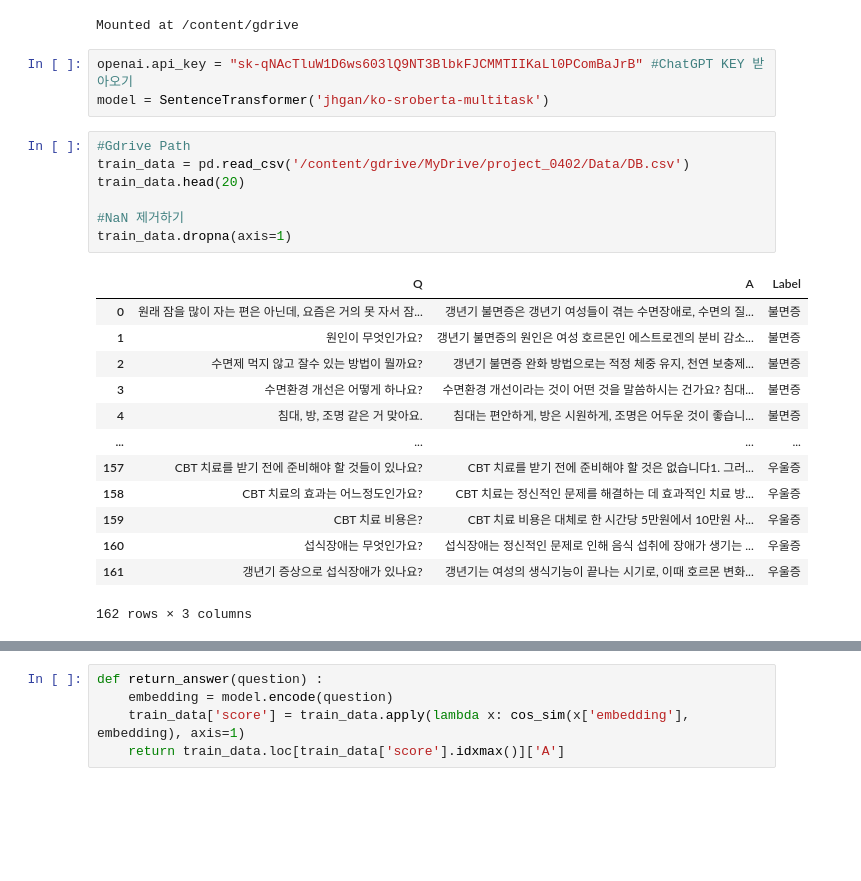
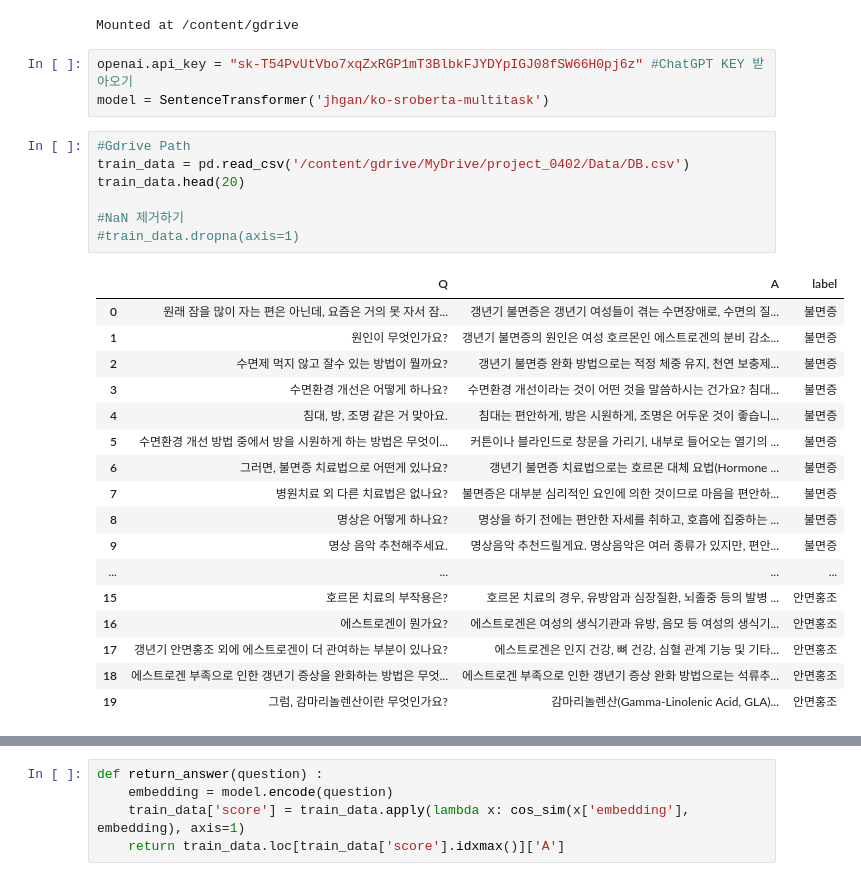
Before and after one commit to silver-eunjoo/Project_Repretty, a Jupyter notebook: LeeChatbot.ipynb, the cells around one changed output, grey strips where cells are left out. Cells and saved outputs as stored; diff of their text form; blank space fills up the shorter version.

Commit message:
ChatGPT 연동 코드 및 챗봇 구현 완료

```diff
--- a/LeeChatbot.ipynb
+++ b/LeeChatbot.ipynb
@@ -35,29 +35,33 @@ drive.mount("/content/gdrive")
 # %% [output]
 Mounted at /content/gdrive
 # %%
-openai.api_key = "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" #ChatGPT KEY 받아오기
+openai.api_key = "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" #ChatGPT KEY 받아오기
 model = SentenceTransformer('jhgan/ko-sroberta-multitask')
 # %%
 #Gdrive Path
 train_data = pd.read_csv('/content/gdrive/MyDrive/project_0402/Data/DB.csv')
 train_data.head(20)
 
 #NaN 제거하기
-train_data.dropna(axis=1)
+#train_data.dropna(axis=1)
 # %% [output]
-|  | Q | A | Label |
+|  | Q | A | label |
 | 0 | 원래 잠을 많이 자는 편은 아닌데, 요즘은 거의 못 자서 잠... | 갱년기 불면증은 갱년기 여성들이 겪는 수면장애로, 수면의 질... | 불면증 |
 | 1 | 원인이 무엇인가요? | 갱년기 불면증의 원인은 여성 호르몬인 에스트로겐의 분비 감소... | 불면증 |
 | 2 | 수면제 먹지 않고 잘수 있는 방법이 뭘까요? | 갱년기 불면증 완화 방법으로는 적정 체중 유지, 천연 보충제... | 불면증 |
 | 3 | 수면환경 개선은 어떻게 하나요? | 수면환경 개선이라는 것이 어떤 것을 말씀하시는 건가요? 침대... | 불면증 |
 | 4 | 침대, 방, 조명 같은 거 맞아요. | 침대는 편안하게, 방은 시원하게, 조명은 어두운 것이 좋습니... | 불면증 |
+| 5 | 수면환경 개선 방법 중에서 방을 시원하게 하는 방법은 무엇이... | 커튼이나 블라인드로 창문을 가리기, 내부로 들어오는 열기의 ... | 불면증 |
+| 6 | 그러면, 불면증 치료법으로 어떤게 있나요? | 갱년기 불면증 치료법으로는 호르몬 대체 요법(Hormone ... | 불면증 |
+| 7 | 병원치료 외 다른 치료법은 없나요? | 불면증은 대부분 심리적인 요인에 의한 것이므로 마음을 편안하... | 불면증 |
+| 8 | 명상은 어떻게 하나요? | 명상을 하기 전에는 편안한 자세를 취하고, 호흡에 집중하는 ... | 불면증 |
+| 9 | 명상 음악 추천해주세요. | 명상음악 추천드릴게요. 명상음악은 여러 종류가 있지만, 편안... | 불면증 |
 | ... | ... | ... | ... |
-| 157 | CBT 치료를 받기 전에 준비해야 할 것들이 있나요? | CBT 치료를 받기 전에 준비해야 할 것은 없습니다1. 그러... | 우울증 |
-| 158 | CBT 치료의 효과는 어느정도인가요? | CBT 치료는 정신적인 문제를 해결하는 데 효과적인 치료 방... | 우울증 |
-| 159 | CBT 치료 비용은? | CBT 치료 비용은 대체로 한 시간당 5만원에서 10만원 사... | 우울증 |
-| 160 | 섭식장애는 무엇인가요? | 섭식장애는 정신적인 문제로 인해 음식 섭취에 장애가 생기는 ... | 우울증 |
-| 161 | 갱년기 증상으로 섭식장애가 있나요? | 갱년기는 여성의 생식기능이 끝나는 시기로, 이때 호르몬 변화... | 우울증 |
+| 15 | 호르몬 치료의 부작용은? | 호르몬 치료의 경우, 유방암과 심장질환, 뇌졸중 등의 발병 ... | 안면홍조 |
+| 16 | 에스트로겐이 뭔가요? | 에스트로겐은 여성의 생식기관과 유방, 음모 등 여성의 생식기... | 안면홍조 |
+| 17 | 갱년기 안면홍조 외에 에스트로겐이 더 관여하는 부분이 있나요? | 에스트로겐은 인지 건강, 뼈 건강, 심혈 관계 기능 및 기타... | 안면홍조 |
+| 18 | 에스트로겐 부족으로 인한 갱년기 증상을 완화하는 방법은 무엇... | 에스트로겐 부족으로 인한 갱년기 증상 완화 방법으로는 석류추... | 안면홍조 |
+| 19 | 그럼, 감마리놀렌산이란 무엇인가요? | 감마리놀렌산(Gamma-Linolenic Acid, GLA)... | 안면홍조 |
-162 rows × 3 columns
 # %%
 # Add 'embeddingn' row, 질문의 임베딩값 저장하기
 train_data['embedding'] = train_data.apply(lambda row: model.encode(row.Q), axis = 1)
```
Also changed, not shown: parts of 7 cells of this notebook, 1 other file.
